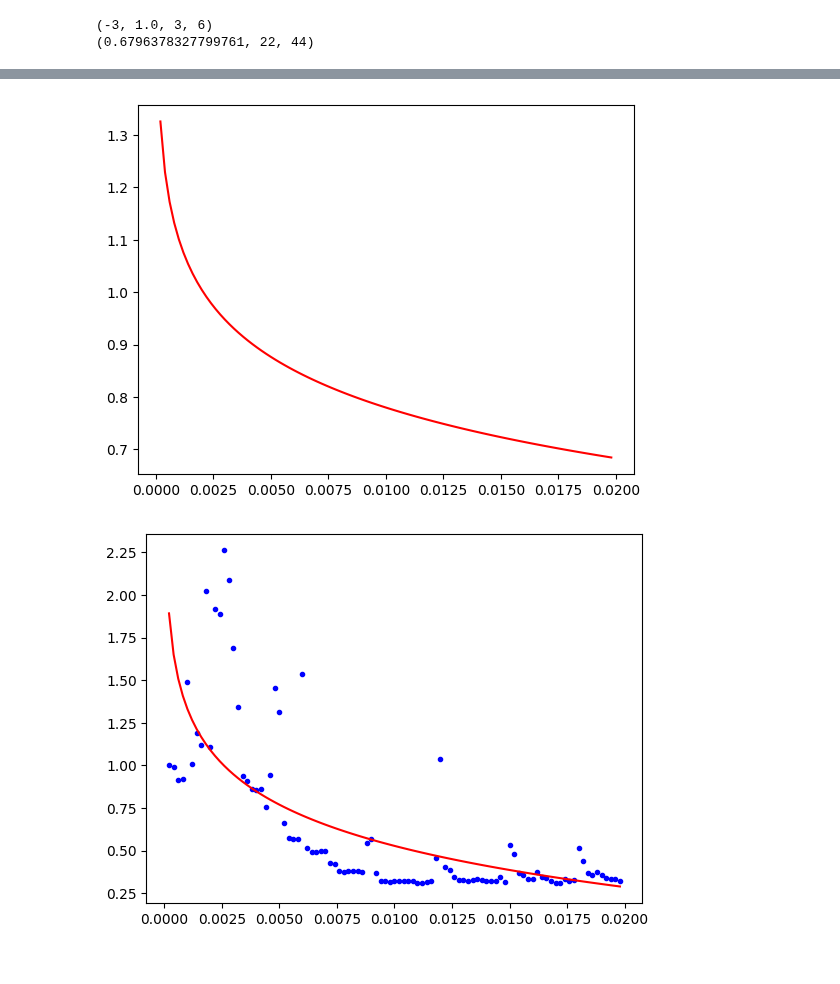
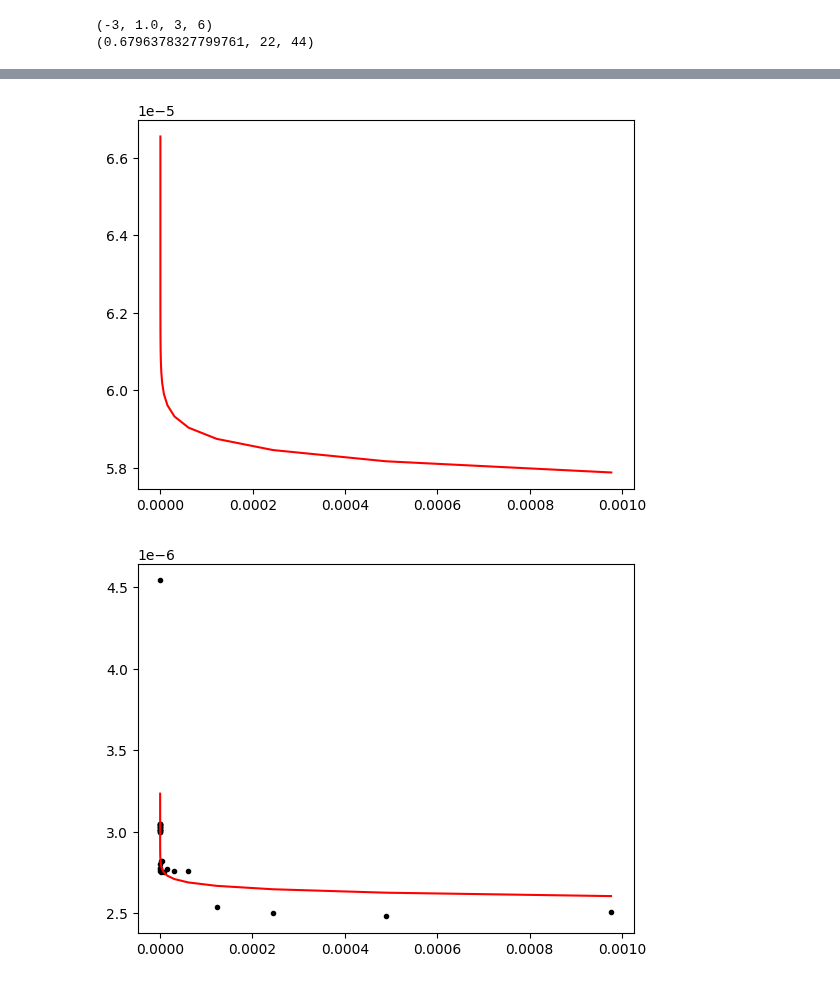
Before and after one commit to daviloncio/repositorio2, a Jupyter notebook: optimizacion_p1.ipynb, the cells around one changed output, grey strips where cells are left out. Saved outputs shown, nothing was run; the diff lists cells and outputs as text; code cells hidden in the pictures.

```diff
--- a/optimizacion_p1.ipynb
+++ b/optimizacion_p1.ipynb
@@ -326,11 +325,10 @@ guardar_tiempos_ejecucion.append(tiempos_newton)
 
 from scipy.optimize import root_scalar
 l_timings = []
-for i in range(1,100):
-    dim = i/5000
+for tolerancia in [2**k for k in range(-40, -9)]:
 
-    timings = %timeit -o -n 10 -r 5 -q root_scalar(funcion2,bracket=[-3,3],rtol=dim)
-    l_timings.append([dim, timings.best])
+    timings = %timeit -o -n 10 -r 5 -q root_scalar(funcion2,bracket=[-3,3],rtol=tolerancia)
+    l_timings.append([tolerancia, timings.best])
 a_timings = np.array(l_timings)
 
 
@@ -341,9 +339,9 @@ def tofit(x, a, b):
     return a*np.log(x) + b
 x = a_timings[: , 0]
 y = a_timings[: , 1]
-y = y / y[0] #normalizar timings
+#y = y / y[0] #normalizar timings
 pars, _ = curve_fit(tofit, x, y)
 plt.plot(x, y, 'b.',
 x, tofit(x, pars[0], pars[1]), 'r-')
-guardar_tiempos_ejecucion.append((x, tofit(x, pars[0], pars[1]), 'y-'))
+guardar_tiempos_ejecucion.append((x,y,'y.',x, tofit(x, pars[0], pars[1]), 'y-'))
 # %% [output]
@@ -352,11 +350,10 @@ guardar_tiempos_ejecucion.append((x, tofit(x, pars[0], pars[1]), 'y-'))
 
 from scipy.optimize import fsolve
 l_timings = []
-for i in range(1,100):
-    dim = i/5000
+for tolerancia in [2**k for k in range(-40, -9)]:
 
-    timings = %timeit -o -n 10 -r 5 -q fsolve(funcion2,x0=-3,xtol=dim)
-    l_timings.append([dim, timings.best])
+    timings = %timeit -o -n 10 -r 5 -q fsolve(funcion2,x0=-3,xtol=tolerancia)
+    l_timings.append([tolerancia, timings.best])
 a_timings = np.array(l_timings)
 
 
@@ -367,40 +364,39 @@ def tofit(x, a, b):
     return a*np.log(x) + b
 x = a_timings[: , 0]
 y = a_timings[: , 1]
-y = y / y[0] #normalizar timings
+#y = y / y[0] #normalizar timings
 
 pars, _ = curve_fit(tofit, x, y)
 plt.plot(  #b- para quitar los pts azules  #x, y, 'b-',
 x, tofit(x, pars[0], pars[1]), 'r-')
 
-guardar_tiempos_ejecucion.append((x, tofit(x, pars[0], pars[1]), 'r-'))
+guardar_tiempos_ejecucion.append((x,y,'r.',x, tofit(x, pars[0], pars[1]), 'r-'))
 # %% [output]
-[figure, old version]
+[figure, new version]
 # %%
 
 from scipy.optimize import brentq
 l_timings = []
-for i in range(1,100):
-    dim = i/5000
+for tolerancia in [2**k for k in range(-40, -9)]:
 
-    timings = %timeit -o -n 10 -r 5 -q brentq(funcion2,b=3,a=-3,xtol=dim)
-    l_timings.append([dim, timings.best])
+    timings = %timeit -o -n 10 -r 5 -q brentq(funcion2,b=3,a=-3,xtol=tolerancia)
+    l_timings.append([tolerancia, timings.best])
 a_timings = np.array(l_timings)
 
 
 from scipy.optimize import curve_fit
 
 
 def tofit(x, a, b):
     return a*np.log(x) + b
 x = a_timings[: , 0]
 y = a_timings[: , 1]
-y = y / y[0] #normalizar timings
+#y = y / y[0] #normalizar timings
 pars, _ = curve_fit(tofit, x, y)
-plt.plot(x, y, 'b.',
-x, tofit(x, pars[0], pars[1]), 'r-')
+plt.plot(x, y, 'k.' ,
+ x, tofit(x, pars[0], pars[1]), 'r-')
 #plt.ylabel('')
 
-guardar_tiempos_ejecucion.append((x, tofit(x, pars[0], pars[1]), 'k-'))
+guardar_tiempos_ejecucion.append((x, y, 'k.',x, tofit(x, pars[0], pars[1]), 'k-'))
 # %% [output]
-[figure, old version]
+[figure, new version]
```
Also changed, not shown: parts of 6 cells of this notebook.
